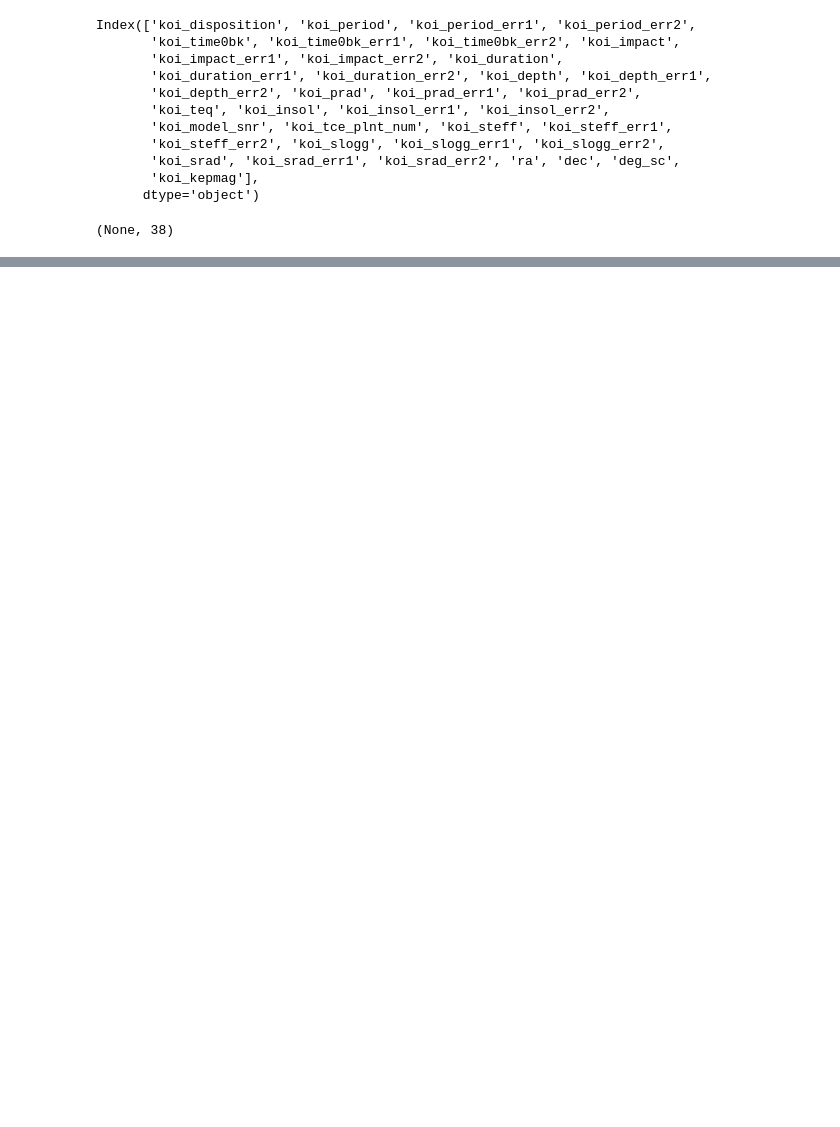
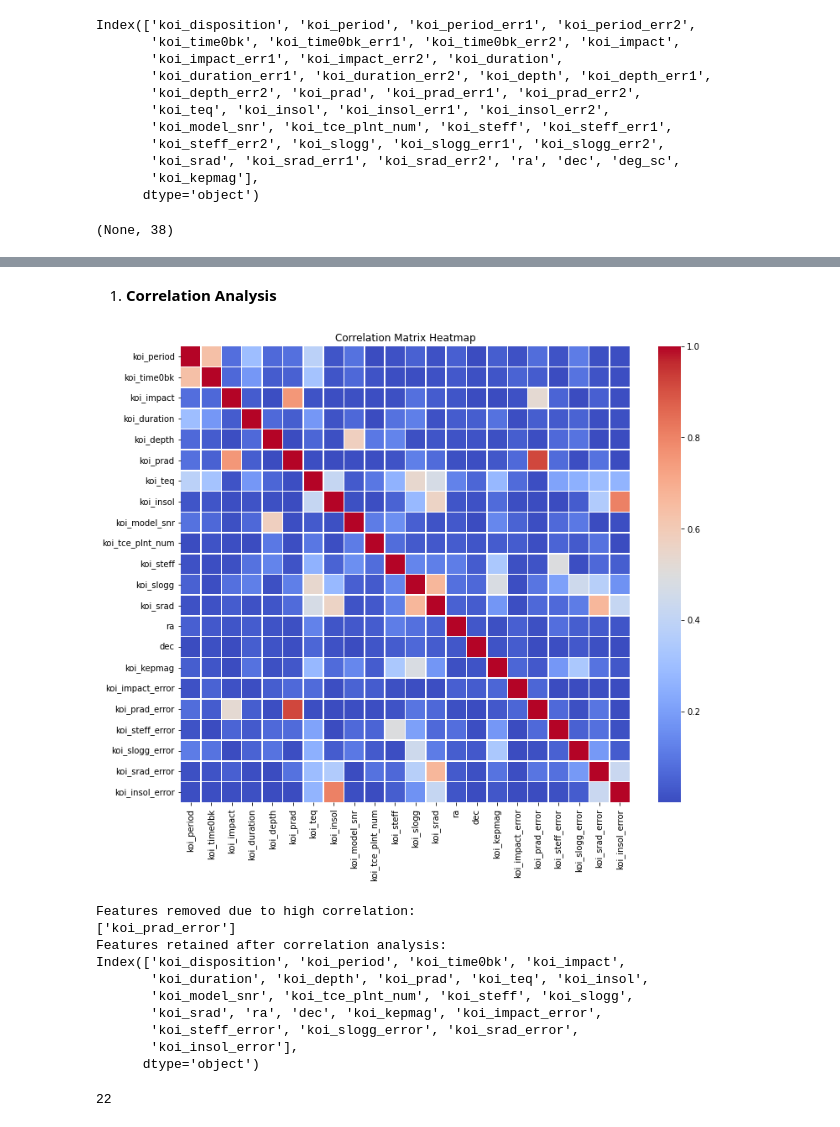
Before and after one commit to mramirezz/Exoplanet-Detection, a Jupyter notebook: Exoplanet_detection.ipynb, the cells around one changed output, grey strips where cells are left out. Drawn from its saved outputs; the diff is of its cells as text; code cells hidden in the pictures; blank space fills up the shorter version.

```diff
--- a/Exoplanet_detection.ipynb
+++ b/Exoplanet_detection.ipynb
@@ -86,0 +322,42 @@ The target variable for our model is `koi_disposition`, which indicates whether
+# %% [markdown]
+1. **Correlation Analysis**
+# %%
+import seaborn as sns
+
+
+# Calculate the correlation matrix
+correlation_matrix = filtered_df.corr().abs()
+
+# Plot the heatmap of the correlation matrix
+plt.figure(figsize=(12, 10))
+sns.heatmap(correlation_matrix, annot=False, cmap='coolwarm', linewidths=0.5)
+plt.title('Correlation Matrix Heatmap')
+plt.show()
+
+# Select the upper triangle of the correlation matrix
+upper_triangle = correlation_matrix.where(np.triu(np.ones(correlation_matrix.shape), k=1).astype(bool))
+
+# Find features with correlation greater than 0.85
+high_correlation_features = [column for column in upper_triangle.columns if any(upper_triangle[column] > 0.85)]
+
+# Drop features with high correlation
+reduced_df_correlation = filtered_df.drop(columns=high_correlation_features)
+
+print("Features removed due to high correlation:")
+print(high_correlation_features)
+print("Features retained after correlation analysis:")
+print(reduced_df_correlation.columns)
+len(reduced_df_correlation.columns)
+# %% [output]
+[figure, added]
+Features removed due to high correlation:
+['koi_prad_error']
+Features retained after correlation analysis:
+Index(['koi_disposition', 'koi_period', 'koi_time0bk', 'koi_impact',
+       'koi_duration', 'koi_depth', 'koi_prad', 'koi_teq', 'koi_insol',
+       'koi_model_snr', 'koi_tce_plnt_num', 'koi_steff', 'koi_slogg',
+       'koi_srad', 'ra', 'dec', 'koi_kepmag', 'koi_impact_error',
+       'koi_steff_error', 'koi_slogg_error', 'koi_srad_error',
+       'koi_insol_error'],
+      dtype='object')
+22
```
Also changed, not shown: parts of 35 cells of this notebook, 1 other file.
